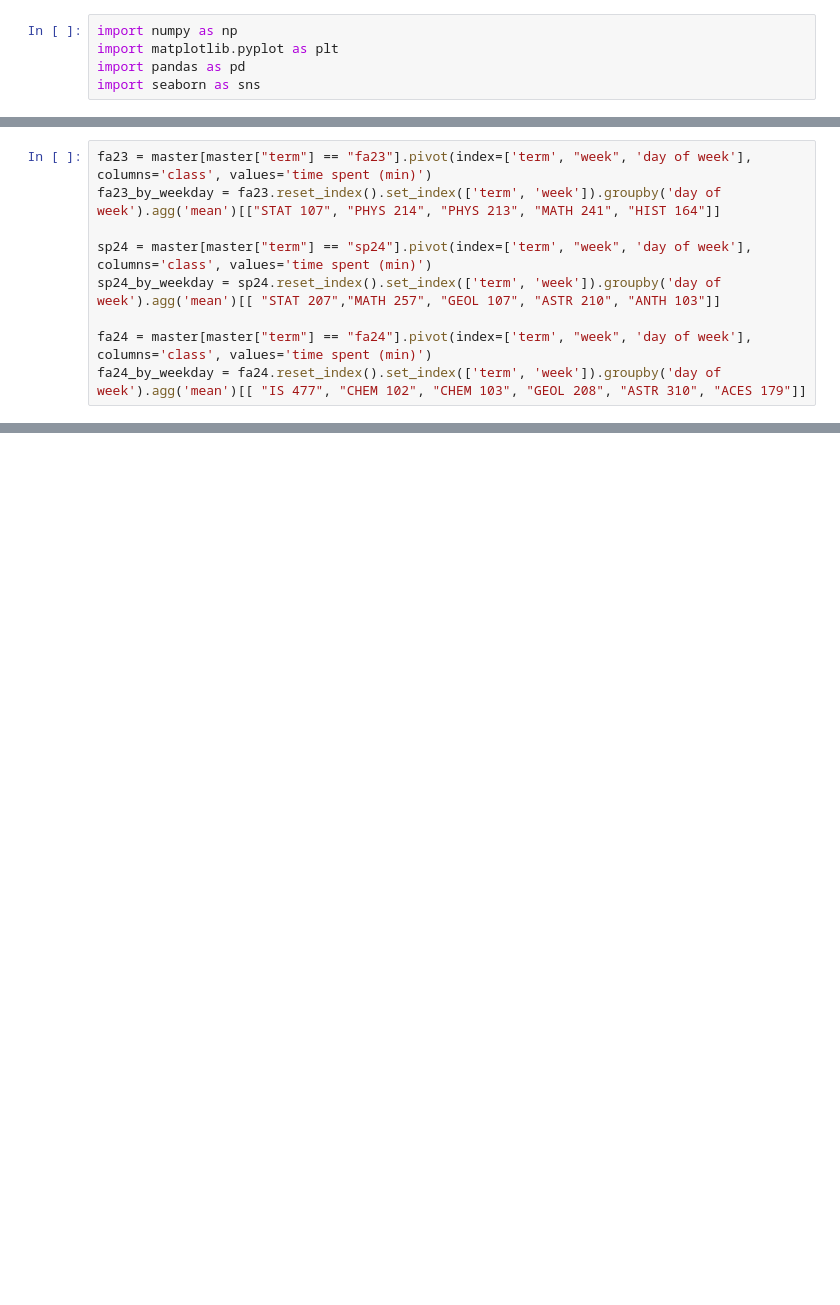
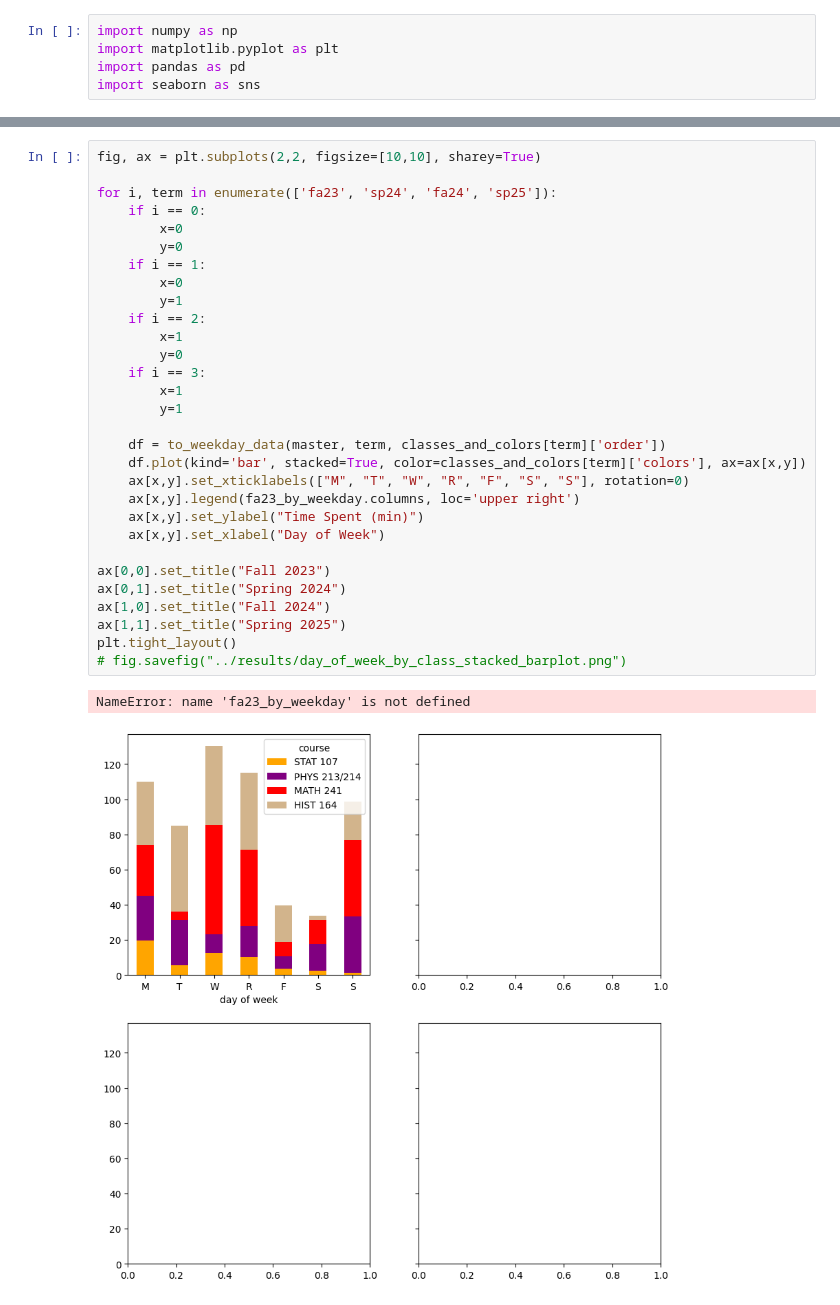
Before and after one commit to ryguy2k4/studytime, a Jupyter notebook: src/bar_plots.ipynb, the cells around one changed output, grey strips where cells are left out. Drawn from its saved outputs; the diff is of its cells as text; blank space fills up the shorter version.

```diff
--- a/src/bar_plots.ipynb
+++ b/src/bar_plots.ipynb
@@ -18,9 +9,0 @@ master.head()
-# %%
-fa23 = master[master["term"] == "fa23"].pivot(index=['term', "week", 'day of week'], columns='class', values='time spent (min)')
-fa23_by_weekday = fa23.reset_index().set_index(['term', 'week']).groupby('day of week').agg('mean')[["STAT 107", "PHYS 214", "PHYS 213", "MATH 241", "HIST 164"]]
-
-sp24 = master[master["term"] == "sp24"].pivot(index=['term', "week", 'day of week'], columns='class', values='time spent (min)')
-sp24_by_weekday = sp24.reset_index().set_index(['term', 'week']).groupby('day of week').agg('mean')[[ "STAT 207","MATH 257", "GEOL 107", "ASTR 210", "ANTH 103"]]
-
-fa24 = master[master["term"] == "fa24"].pivot(index=['term', "week", 'day of week'], columns='class', values='time spent (min)')
-fa24_by_weekday = fa24.reset_index().set_index(['term', 'week']).groupby('day of week').agg('mean')[[ "IS 477", "CHEM 102", "CHEM 103", "GEOL 208", "ASTR 310", "ACES 179"]]
@@ -117,0 +100,33 @@ fig.savefig("../results/day_of_week_by_class_stacked_barplot.png")
+# %%
+fig, ax = plt.subplots(2,2, figsize=[10,10], sharey=True)
+
+for i, term in enumerate(['fa23', 'sp24', 'fa24', 'sp25']):
+    if i == 0:
+        x=0
+        y=0
+    if i == 1:
+        x=0
+        y=1
+    if i == 2:
+        x=1
+        y=0
+    if i == 3:
+        x=1
+        y=1
+
+    df = to_weekday_data(master, term, classes_and_colors[term]['order'])
+    df.plot(kind='bar', stacked=True, color=classes_and_colors[term]['colors'], ax=ax[x,y])
+    ax[x,y].set_xticklabels(["M", "T", "W", "R", "F", "S", "S"], rotation=0)
+    ax[x,y].legend(fa23_by_weekday.columns, loc='upper right')
+    ax[x,y].set_ylabel("Time Spent (min)")
+    ax[x,y].set_xlabel("Day of Week")
+
+ax[0,0].set_title("Fall 2023")
+ax[0,1].set_title("Spring 2024")
+ax[1,0].set_title("Fall 2024")
+ax[1,1].set_title("Spring 2025")
+plt.tight_layout()
+# fig.savefig("../results/day_of_week_by_class_stacked_barplot.png")
+# %% [output]
+NameError: name 'fa23_by_weekday' is not defined
+[figure, added]
```
Also changed, not shown: parts of 8 cells of this notebook, 7 other files.
